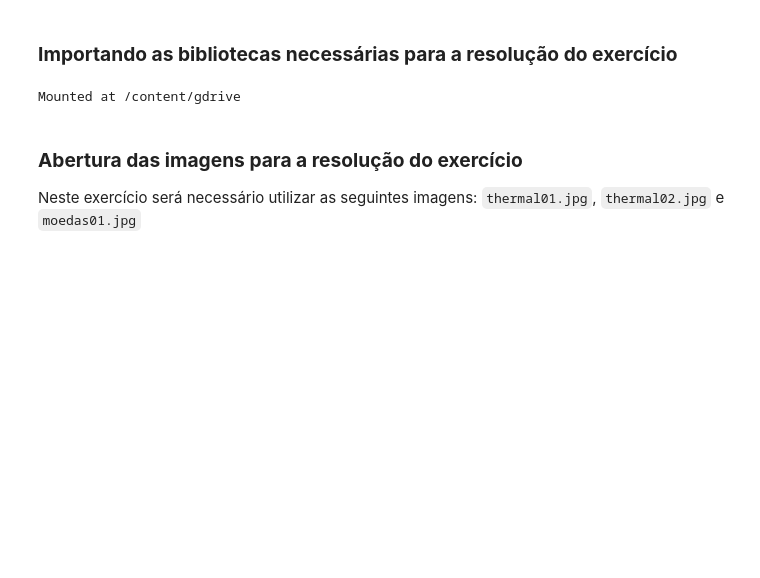
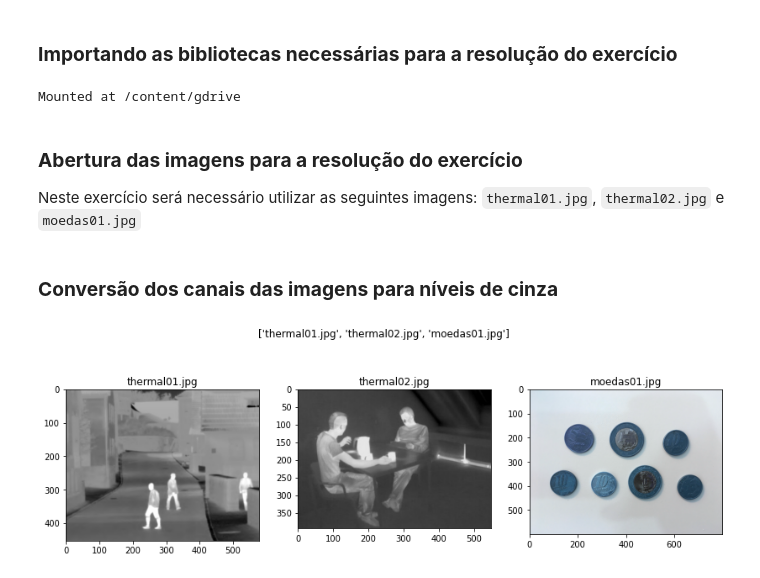
Before and after one commit to AlanMarquesRocha/segmentacao_imagens_pdi, a Jupyter notebook: listas_exerciicios_pt1.ipynb, the cells around one changed output. Saved outputs shown, nothing was run; the diff lists cells and outputs as text; code cells hidden in the pictures; blank space fills up the shorter version.

Commit message:
conversão das imagens para níveis de cinza

```diff
--- a/listas_exerciicios_pt1.ipynb
+++ b/listas_exerciicios_pt1.ipynb
@@ -31,3 +31,7 @@ Mounted at /content/gdrive
 ### **Abertura das imagens para a resolução do exercício**
 
 Neste exercício será necessário utilizar as seguintes imagens: ``thermal01.jpg``, ``thermal02.jpg`` e ``moedas01.jpg``
+# %%
+img1 = cv2.imread('/content/imagens/thermal01.jpg')
+img2 = cv2.imread('/content/imagens/thermal02.jpg')
+img3 = cv2.imread('/content/imagens/moedas01.jpg')
@@ -33,0 +79,2 @@ Neste exercício será necessário utilizar as seguintes imagens: ``thermal01.jp
+# %% [markdown]
+### **Conversão dos canais das imagens para níveis de cinza**
@@ -33,0 +83,7 @@ Neste exercício será necessário utilizar as seguintes imagens: ``thermal01.jp
+# %%
+# mostrando as imagens originais:
+imgsArray = [img1, img2, img3]
+titlesArray = ['thermal01.jpg', 'thermal02.jpg', 'moedas01.jpg']
+showMultipleImages(imgsArray, titlesArray, (14, 10), 3, 1)
+# %% [output]
+[figure, added]
```
Also changed, not shown: parts of 2 cells of this notebook.
